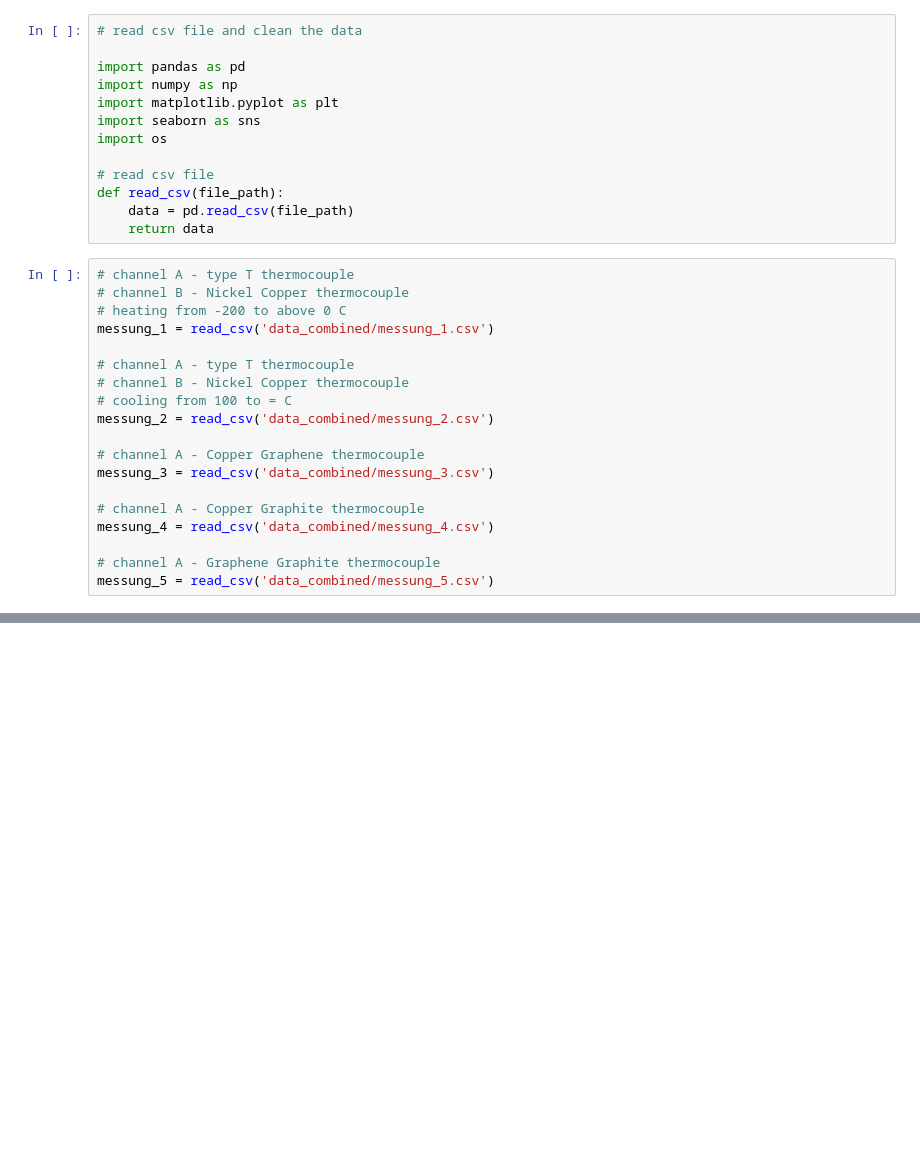
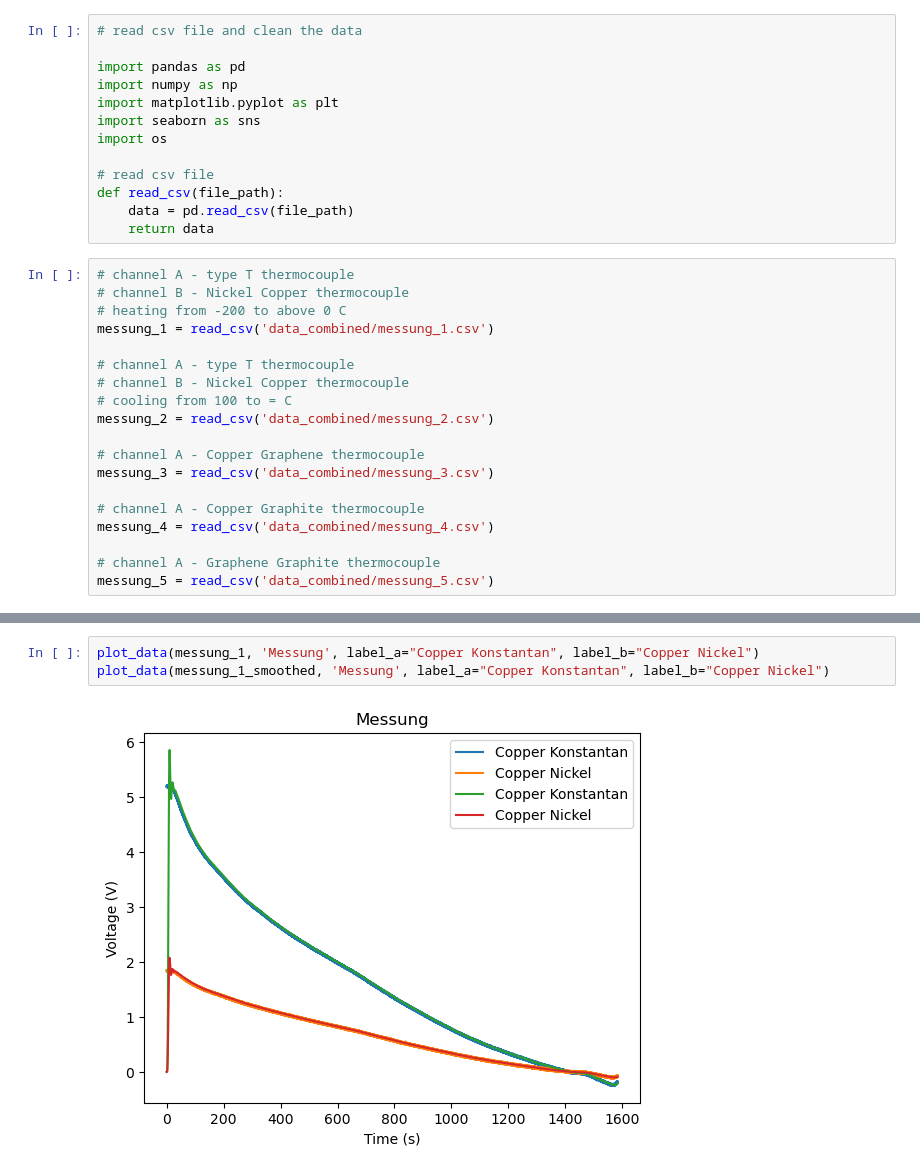
Before and after one commit to mreihs/pplus_seebeck, a Jupyter notebook: analysis.ipynb, the cells around one changed output, grey strips where cells are left out. Cells and saved outputs as stored; diff of their text form; blank space fills up the shorter version.

```diff
--- a/analysis.ipynb
+++ b/analysis.ipynb
@@ -47,0 +83,5 @@ plot_data(messung_1, 'Messung 1')
+# %%
+plot_data(messung_1, 'Messung', label_a="Copper Konstantan", label_b="Copper Nickel")
+plot_data(messung_1_smoothed, 'Messung', label_a="Copper Konstantan", label_b="Copper Nickel")
+# %% [output]
+[figure, added]
```
Also changed, not shown: parts of 4 cells of this notebook.
